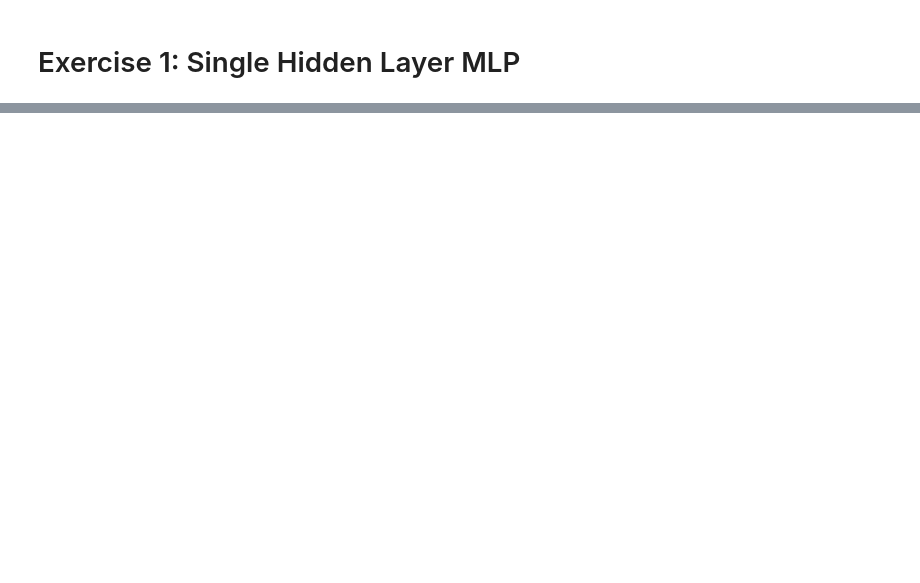
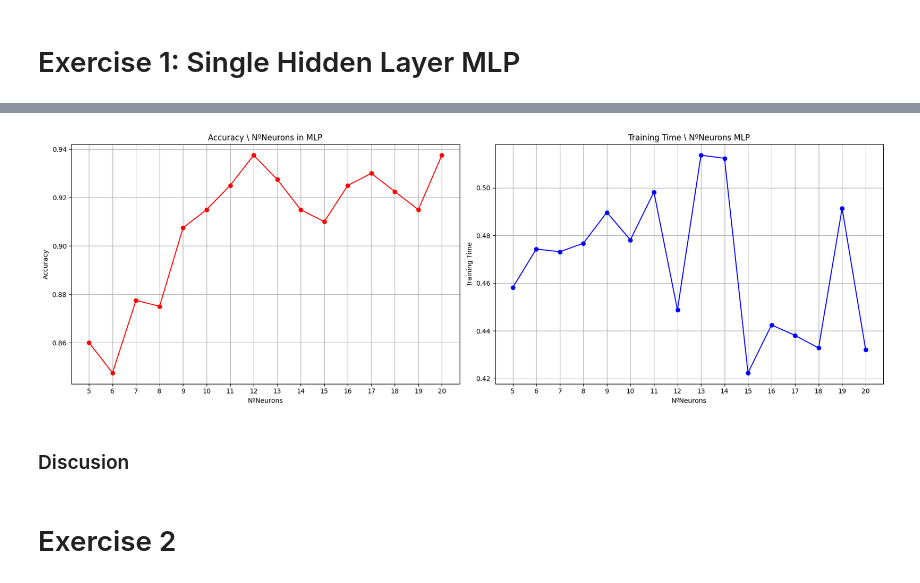
Before and after one commit to Alejandro-GDLF/DMandML, a Jupyter notebook: Pr2/Answer.ipynb, the cells around one changed output, grey strips where cells are left out. Cells and saved outputs as stored; diff of their text form; code cells hidden in the pictures; blank space fills up the shorter version.

```diff
--- a/Pr2/Answer.ipynb
+++ b/Pr2/Answer.ipynb
@@ -170,0 +212,28 @@ print(f"Accuracy: {accuracy_score(y_test, y_pred)}")
+# %%
+# Una vez hechos hechos los entrenamientos para poder manejar los resultados y gr'aficas vamos a hacer los plots en una celda siguiente al entrenamiento
+fig, (ax1, ax2) = plt.subplots(1, 2, figsize=(18, 6))
+
+# Gr'afica para la accuracy
+ax1.plot(neuron_range, average_accuracy, marker='o', linestyle='-',c='red')
+ax1.set_title('Accuracy \ NºNeurons in MLP')
+ax1.set_xlabel('NºNeurons')
+ax1.set_ylabel('Accuracy')
+ax1.set_xticks(neuron_range)
+ax1.grid(True)
+
+# Gr'afica para el tiempo de entrenamiento
+ax2.plot(neuron_range, training_times, marker='o', linestyle='-', c='blue')
+ax2.set_title('Training Time \ NºNeurons MLP')
+ax2.set_xlabel('NºNeurons')
+ax2.set_ylabel('Training Time')
+ax2.set_xticks(neuron_range)
+ax2.grid(True)
+
+plt.tight_layout()
+plt.show()
+# %% [output]
+[figure, added]
+# %% [markdown]
+### Discusion
+# %% [markdown]
+# Exercise 2
```
Also changed, not shown: parts of 6 cells of this notebook.
